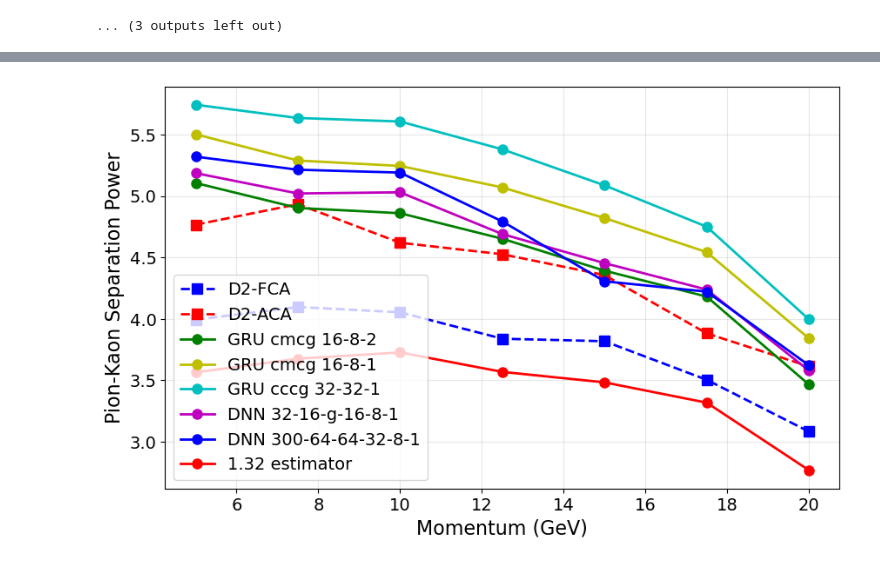
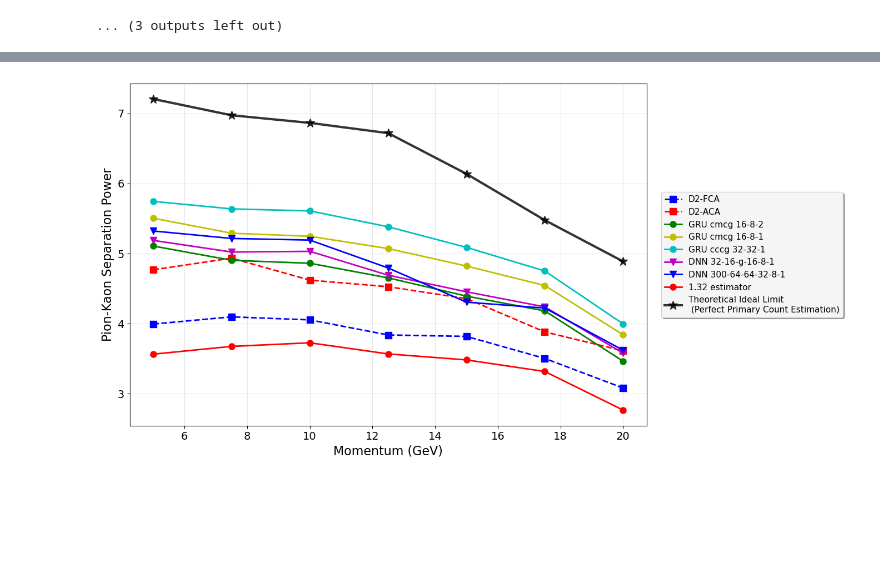
Before and after one commit to Liangyu5wu/Drift_chamber_ml, a Jupyter notebook: alt_CEPC/clustercount_new_models.ipynb, the cells around one changed output, grey strips where cells are left out. Cells and saved outputs as stored; diff of their text form; code cells hidden in the pictures; blank space fills up the shorter version.

```diff
--- a/alt_CEPC/clustercount_new_models.ipynb
+++ b/alt_CEPC/clustercount_new_models.ipynb
@@ -1250,28 +1250,23 @@ kaon_data = load_data("./processed_data_test_clusterization/kaon/",
                       "batch_20p0.npz"
                     ])
 # %%
-def create_momentum_subsets(data, particle_name):
-
+def create_momentum_subsets(data, particle_name, max_events=5000):
     unique_momenta = np.unique(data['mom'])
     momentum_subsets = {}
-
     print(f"\n{particle_name} data - Available momenta: {unique_momenta}")
 
     for mom_value in unique_momenta:
         mom_mask = data['mom'] == mom_value
-
         subset = {}
         for key in data.keys():
-            subset[key] = data[key][mom_mask]
-
+            subset[key] = data[key][mom_mask][:max_events]
         momentum_subsets[mom_value] = subset
-
-        print(f"  Momentum {mom_value}: {np.sum(mom_mask)} events")
+        print(f" Momentum {mom_value}: {min(np.sum(mom_mask), max_events)} events (total: {np.sum(mom_mask)})")
 
     return momentum_subsets
 
-pion_momentum_subsets = create_momentum_subsets(pion_data, "Pion")
-kaon_momentum_subsets = create_momentum_subsets(kaon_data, "Kaon")
+pion_momentum_subsets = create_momentum_subsets(pion_data, "Pion", 5000)
+kaon_momentum_subsets = create_momentum_subsets(kaon_data, "Kaon", 5000)
 
 
 # pion_5GeV = pion_momentum_subsets[5.0]
@@ -1478,41 +1635,34 @@ Processing Kaon momentum 15.0 GeV: 5000 events
 len_scaler = np.sqrt(1000/(9*np.sqrt(1)))
 # len_scaler_l_old = 1000/(18*np.sqrt(2))
 
+# Data preparation
 kp_separation_FCA = [0.3788550456417212, 0.3886235160676578, 0.3844991594392201, 0.36409944875366457, 0.3621612305998233, 0.3323391850742314, 0.29229118560167483]
-kp_separation_FCA = [value * len_scaler for value in kp_separation_FCA]
-print(f"\nSeparation Power FCA: {kp_separation_FCA}")
+kp_separation_ACA = [0.4522474099362857, 0.4680811356448874, 0.438288641554179, 0.4293859427150638, 0.41330218919637196, 0.36821189790189696, 0.34267554228994834]
+kp_separation_GRU_cmcg_16_8_2 = [0.48447178151106296, 0.46517322242059383, 0.46112123752067236, 0.4413745282944228, 0.4166951383291381, 0.3966553305136597, 0.32864849013333314]
+kp_separation_GRU_cmcg_16_8_1 = [0.5221260915932282, 0.5018375292689825, 0.497661498040651, 0.48103475889345804, 0.45738246132683674, 0.431015959836475, 0.36433643808039506]
+kp_separation_GRU_cccg_32_32_1 = [0.5449484013622283, 0.5347207268547595, 0.5320110540712728, 0.5105134155187305, 0.4826602672757581, 0.45069353099008713, 0.37904902502878046]
+kp_separation_DNN_32_16_g_16_8_1 = [0.49208419896089634, 0.4763636114969396, 0.47727897819574844, 0.444989996379328, 0.42252294837090437, 0.402081549158546, 0.33948415202182897]
+kp_separation_DNN_300_64_64_32_8_1 = [0.5048323584183317, 0.494727508358755, 0.4925120862447551, 0.45474941063415947, 0.4085065533034312, 0.4004786201099827, 0.34354397732174025]
+kp_separation_DNN_64_32_32_8_1 = [0.48355733122264266, 0.4702436701880211, 0.46286066080542165, 0.4285133194332384, 0.3977340982758921, 0.3818169535115419, 0.32767516047745704]
+kp_separation_132 = [0.33812139177988726, 0.34864443948540014, 0.3535007319189342, 0.3384538578203419, 0.3303485958833003, 0.31466675301469726, 0.26244565873596676]
+kp_separation_ideal = [0.68347969, 0.66142709, 0.65113314, 0.63724259, 0.5821268, 0.51945814, 0.46358263]
 
-kp_separation_ACA = [0.4522474099362857, 0.4680811356448874, 0.438288641554179, 0.4293859427150638, 0.41330218919637196, 0.36821189790189696, 0.34267554228994834]
-kp_separation_ACA = [value * len_scaler for value in kp_separation_ACA]
-print(f"\nSeparation Power ACA: {kp_separation_ACA}")
+# Apply scaling
+data_sets = [
+    kp_separation_FCA, kp_separation_ACA, kp_separation_GRU_cmcg_16_8_2,
+    kp_separation_GRU_cmcg_16_8_1, kp_separation_GRU_cccg_32_32_1,
+    kp_separation_DNN_32_16_g_16_8_1, kp_separation_DNN_300_64_64_32_8_1,
+    kp_separation_DNN_64_32_32_8_1, kp_separation_132, kp_separation_ideal
+]
 
-kp_separation_GRU_cmcg_16_8_2 = [0.48447178151106296, 0.46517322242059383, 0.46112123752067236, 0.4413745282944228, 0.4166951383291381, 0.3966553305136597, 0.32864849013333314]
-kp_separation_GRU_cmcg_16_8_2 = [value * len_scaler for value in kp_separation_GRU_cmcg_16_8_2]
-print(f"\nSeparation Power GRU cmcg 16-8-2: {kp_separation_GRU_cmcg_16_8_2}")
+for i, data in enumerate(data_sets):
+    data_sets[i] = [value * len_scaler for value in data]
 
-kp_separation_GRU_cmcg_16_8_1 = [0.5221260915932282, 0.5018375292689825, 0.497661498040651, 0.48103475889345804, 0.45738246132683674, 0.431015959836475, 0.36433643808039506]
-kp_separation_GRU_cmcg_16_8_1 = [value * len_scaler for value in kp_separation_GRU_cmcg_16_8_1]
-print(f"\nSeparation Power GRU cmcg 16-8-1: {kp_separation_GRU_cmcg_16_8_1}")
-
-kp_separation_GRU_cccg_32_32_1 = [0.5449484013622283, 0.5347207268547595, 0.5320110540712728, 0.5105134155187305, 0.4826602672757581, 0.45069353099008713, 0.37904902502878046]
-kp_separation_GRU_cccg_32_32_1 = [value * len_scaler for value in kp_separation_GRU_cccg_32_32_1]
-print(f"\nSeparation Power GRU cccg 32-32-1: {kp_separation_GRU_cccg_32_32_1}")
-
-kp_separation_DNN_32_16_g_16_8_1 = [0.49208419896089634, 0.4763636114969396, 0.47727897819574844, 0.444989996379328, 0.42252294837090437, 0.402081549158546, 0.33948415202182897]
-kp_separation_DNN_32_16_g_16_8_1 = [value * len_scaler for value in kp_separation_DNN_32_16_g_16_8_1]
-print(f"\nSeparation Power DNN 32-16-g-16-8-1: {kp_separation_DNN_32_16_g_16_8_1}")
-
-kp_separation_DNN_300_64_64_32_8_1 = [0.5048323584183317, 0.494727508358755, 0.4925120862447551, 0.45474941063415947, 0.4085065533034312, 0.4004786201099827, 0.34354397732174025]
-kp_separation_DNN_300_64_64_32_8_1 = [value * len_scaler for value in kp_separation_DNN_300_64_64_32_8_1]
-print(f"\nSeparation Power DNN 300-64-64-32-8-1: {kp_separation_DNN_300_64_64_32_8_1}")
-
-kp_separation_DNN_64_32_32_8_1 = [0.48355733122264266, 0.4702436701880211, 0.46286066080542165, 0.4285133194332384, 0.3977340982758921, 0.3818169535115419, 0.32767516047745704]
-kp_separation_DNN_64_32_32_8_1 = [value * len_scaler for value in kp_separation_DNN_64_32_32_8_1]
-print(f"\nSeparation Power DNN 64-32-32-8-1: {kp_separation_DNN_64_32_32_8_1}")
-
-kp_separation_132 = [0.33812139177988726, 0.34864443948540014, 0.3535007319189342, 0.3384538578203419, 0.3303485958833003, 0.31466675301469726, 0.26244565873596676]
-kp_separation_132 = [value * len_scaler for value in kp_separation_132]
-print(f"\nSeparation Power Estimator 1.32: {kp_separation_132}")
+# Unpack scaled data
+(kp_separation_FCA, kp_separation_ACA, kp_separation_GRU_cmcg_16_8_2,
+ kp_separation_GRU_cmcg_16_8_1, kp_separation_GRU_cccg_32_32_1,
+ kp_separation_DNN_32_16_g_16_8_1, kp_separation_DNN_300_64_64_32_8_1,
+ kp_separation_DNN_64_32_32_8_1, kp_separation_132, kp_separation_ideal) = data_sets
 
 
 fontsize_title = 18
@@ -1520,20 +1670,25 @@ fontsize_label = 16
 fontsize_ticks = 14
 fontsize_legend = 14
 
-plt.figure(figsize=(10, 6))
+plt.figure(figsize=(12, 8))
 plt.plot(pion_momenta, kp_separation_FCA, 'bs--', linewidth=2, markersize=8, label='D2-FCA')
 plt.plot(pion_momenta, kp_separation_ACA, 'rs--', linewidth=2, markersize=8, label='D2-ACA')
 plt.plot(pion_momenta, kp_separation_GRU_cmcg_16_8_2, 'go-', linewidth=2, markersize=8, label='GRU cmcg 16-8-2')
 plt.plot(pion_momenta, kp_separation_GRU_cmcg_16_8_1, 'yo-', linewidth=2, markersize=8, label='GRU cmcg 16-8-1')
 plt.plot(pion_momenta, kp_separation_GRU_cccg_32_32_1, 'co-', linewidth=2, markersize=8, label='GRU cccg 32-32-1')
-plt.plot(pion_momenta, kp_separation_DNN_32_16_g_16_8_1, 'mo-', linewidth=2, markersize=8, label='DNN 32-16-g-16-8-1')
-plt.plot(pion_momenta, kp_separation_DNN_300_64_64_32_8_1, 'bo-', linewidth=2, markersize=8, label='DNN 300-64-64-32-8-1')
+plt.plot(pion_momenta, kp_separation_DNN_32_16_g_16_8_1, 'mv-', linewidth=2, markersize=8, label='DNN 32-16-g-16-8-1')
+plt.plot(pion_momenta, kp_separation_DNN_300_64_64_32_8_1, 'bv-', linewidth=2, markersize=8, label='DNN 300-64-64-32-8-1')
 plt.plot(pion_momenta, kp_separation_132, 'ro-', linewidth=2, markersize=8, label='1.32 estimator')
+plt.plot(pion_momenta, kp_separation_ideal, 'k*-', linewidth=3, markersize=12,
+         label='Theoretical Ideal Limit \n (Perfect Primary Count Estimation)', alpha=0.8)
 plt.xlabel('Momentum (GeV)', fontsize=fontsize_label)
 plt.ylabel('Pion-Kaon Separation Power', fontsize=fontsize_label)
 # plt.title('Pion-Kaon Separation Power', fontsize=fontsize_title)
 plt.grid(True, alpha=0.3)
-plt.legend(fontsize=fontsize_legend)
+legend = plt.legend(fontsize=11, loc='center left', bbox_to_anchor=(1.02, 0.5),
+                   frameon=True, fancybox=True, shadow=True)
+legend.get_frame().set_facecolor('white')
+legend.get_frame().set_alpha(0.9)
 plt.xticks(fontsize=fontsize_ticks)
 plt.yticks(fontsize=fontsize_ticks)
 plt.show()
@@ -1558 +1696 @@ Separation Power Estimator 1.32: [3.5641124121685923, 3.675035074422024, 3.72622
-[figure, old version]
+[figure, new version]
```
Also changed, not shown: parts of 5 cells of this notebook.
